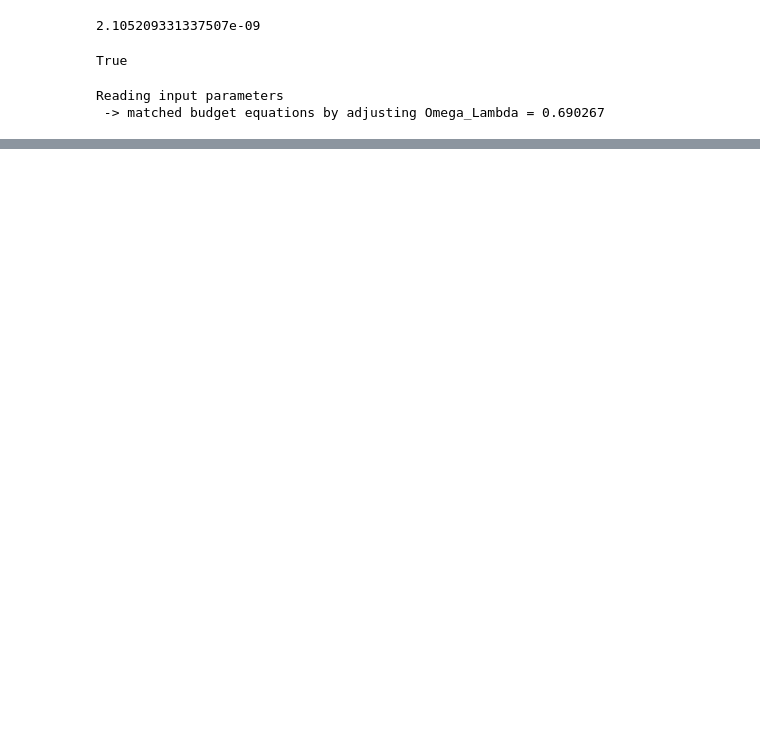
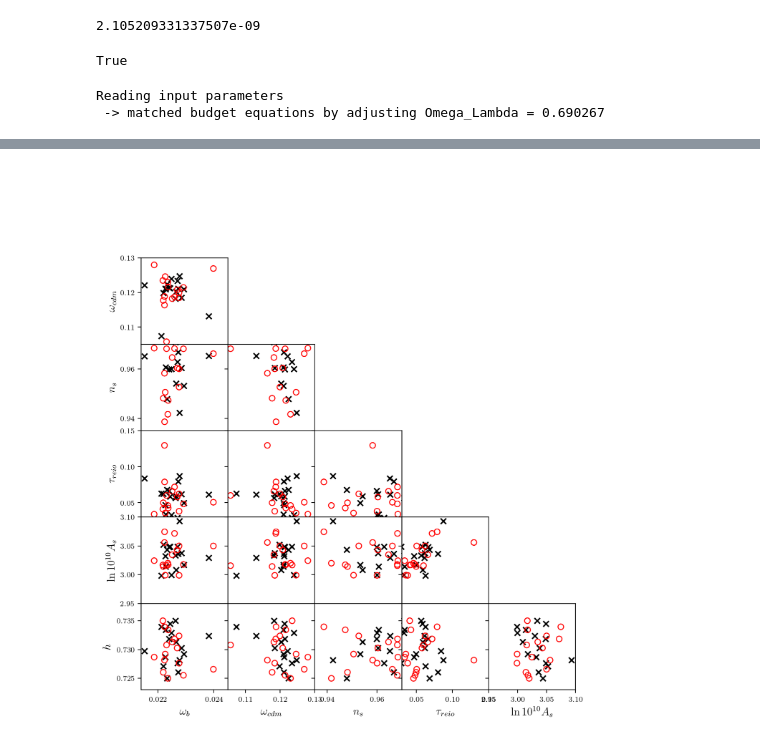
Before and after one commit to gplynch619/recombination, a Jupyter notebook: notebooks/nonlinear_mode.ipynb, the cells around one changed output, grey strips where cells are left out. Cells and saved outputs as stored; diff of their text form; code cells hidden in the pictures; blank space fills up the shorter version.

```diff
--- a/notebooks/nonlinear_mode.ipynb
+++ b/notebooks/nonlinear_mode.ipynb
@@ -204,0 +223,75 @@ plt.show()
+# %%
+fig,ax = plt.subplots(6,6, figsize=(10,10), sharex='col', sharey='row')
+fig.subplots_adjust(hspace=0.0, wspace=0.0)
+params_to_plot = ['omega_b', 'omega_cdm', 'n_s', 'tau_reio', 'logA', 'h']
+
+def plot_standard_cosmo(ax, df, params_to_plot, marker="x", color_choice="auto", targets=[], tc="green"):
+
+    n = len(params_to_plot)
+    for i in range(n):
+        for j in range(n):
+            if(i<=j):
+                ax[i,j].axis('off')
+                continue
+            #ax[i,j].text(0.1, 0.5, "({}, {})".format(params_to_plot[i], params_to_plot[j]), size=8)
+
+    for index,row in df.iterrows():
+        for i in range(n):
+            for j in range(n):
+                if(i<=j):
+                    continue
+                if(color_choice=="auto"):
+                    c=cmap.to_rgba(100*float(row["h"]))
+                elif(float(row["h"]) in targets):
+                    c=tc
+                else:
+                    c=color_choice
+                if marker=="o":
+                    ax[i,j].scatter(float(row[params_to_plot[j]]), float(row[params_to_plot[i]]) , marker=marker, facecolors="none", edgecolors=c)
+                else:
+                    ax[i,j].scatter(float(row[params_to_plot[j]]), float(row[params_to_plot[i]]) , marker=marker, color=c)
+
+
+    label_dict = {
+        "omega_b": "\omega_b",
+        "omega_cdm": "\omega_{cdm}",
+        "n_s": "n_s",
+        "tau_reio": "\\tau_{reio}",
+        "logA": "\ln10^{10} A_s",
+        "h": "h"
+    }
+
+    lim_dict = {
+        "omega_b": [0.0214, 0.0245],
+        "omega_cdm": [.105, .13],
+        "n_s": [0.935, 0.97],
+        "tau_reio": [0.03, 0.15],
+        "logA": [2.95, 3.10],
+        "h": [0.723, 0.738]
+    }
+
+    for i in range(6):
+        #mini = min([float(x) for x in df[params_to_plot[i]].values])
+        #maxi = max([float(x) for x in df[params_to_plot[i]].values])
+        #mini*=1.1
+        #maxi*=1.1
+        ax[i,0].set_ylim(lim_dict[params_to_plot[i]])
+        ax[i,0].set_ylabel("${}$".format(label_dict[params_to_plot[i]]), fontsize=12)
+        ax[i,0].locator_params(axis='y', nbins=1)
+        ax[i,0].tick_params(axis='y', labelsize=8)
+        ax[-1,i].set_xlim(lim_dict[params_to_plot[i]])
+        ax[-1,i].set_xlabel("${}$".format(label_dict[params_to_plot[i]]), fontsize=12)
+        ax[-1,i].tick_params(axis='x', labelsize=8)
+        ax[-1,i].locator_params(axis='x', nbins=2)
+    plt.yticks(fontsize=10)
+
+#targets=[0.7276315789473684]
+targets=[]
+plot_standard_cosmo(ax, df1, params_to_plot, color_choice="black", targets=targets)
+plot_standard_cosmo(ax, df2, params_to_plot, marker="o", color_choice="red", targets=targets, tc="purple")
+
+#plt.savefig("../results/nldr_mode_standard_cosmo.png", dpi=300, bbox_inches='tight')
+
+plt.show()
+# %% [output]
+[figure, added]
```
Also changed, not shown: parts of 16 cells of this notebook, 16 other files.
